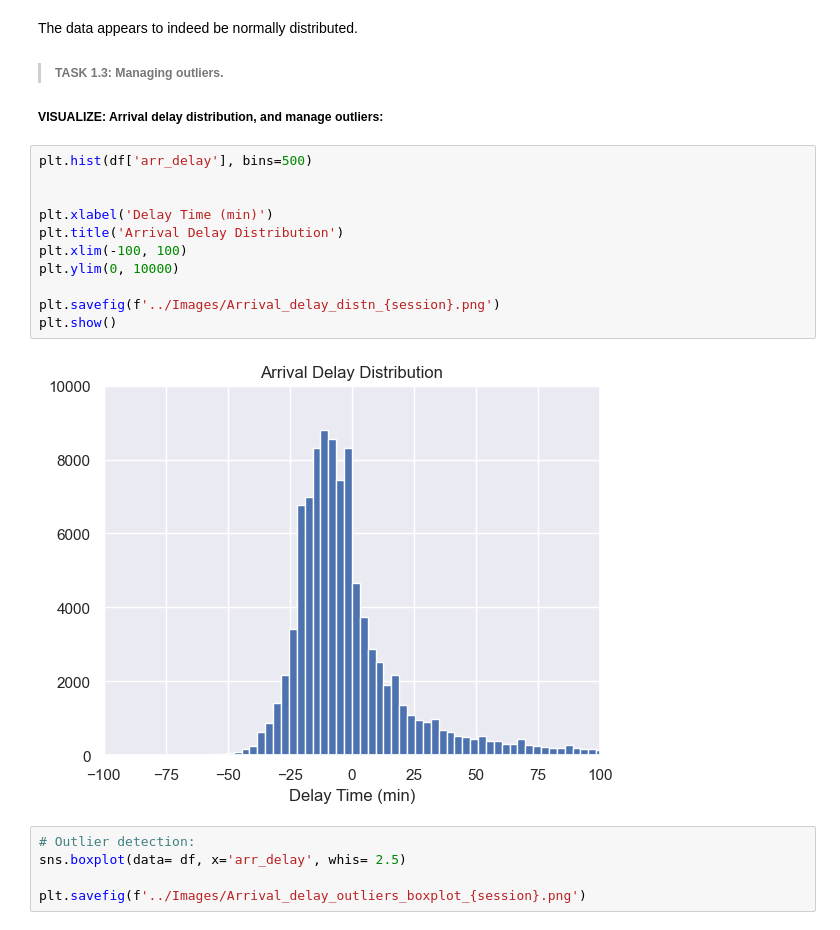
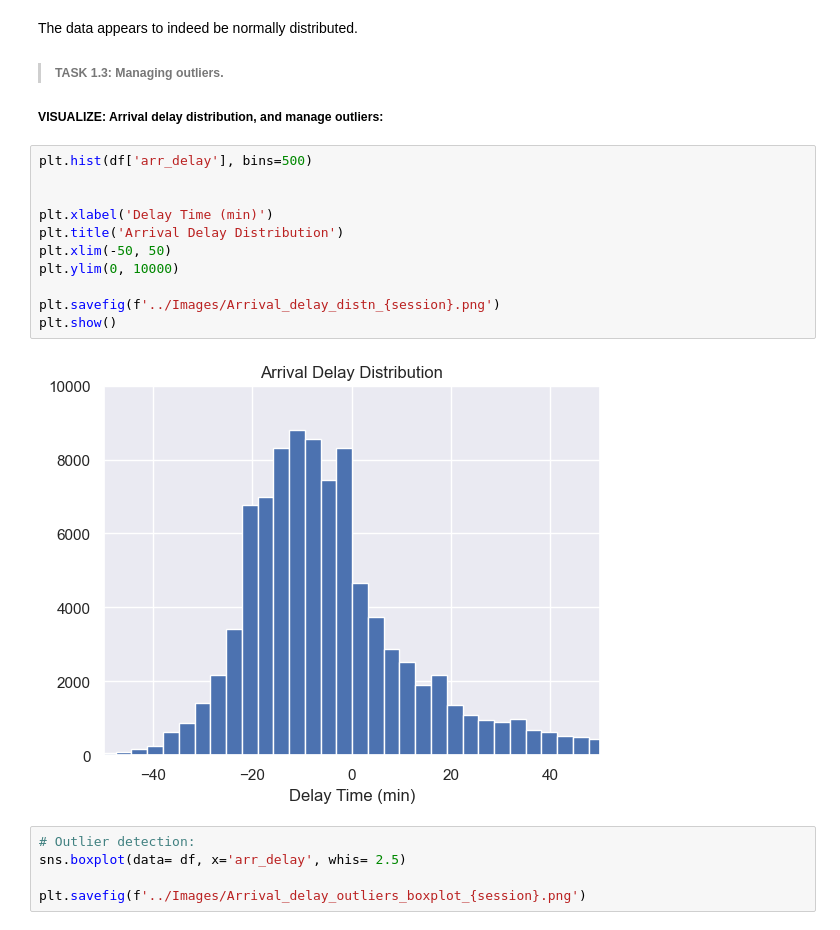
Before and after one commit to jdormaar/Flight-Delays, a Jupyter notebook: Workbook/exploratory_analysis.ipynb, the cells around one changed output. Drawn from its saved outputs; the diff is of its cells as text.

```diff
--- a/Workbook/exploratory_analysis.ipynb
+++ b/Workbook/exploratory_analysis.ipynb
@@ -391,16 +394,16 @@ The data appears to indeed be normally distributed.
 # %%
 plt.hist(df['arr_delay'], bins=500)
 
 
 plt.xlabel('Delay Time (min)')
 plt.title('Arrival Delay Distribution')
-plt.xlim(-100, 100)
+plt.xlim(-50, 50)
 plt.ylim(0, 10000)
 
 plt.savefig(f'../Images/Arrival_delay_distn_{session}.png')
 plt.show()
 # %% [output]
-[figure, old version]
+[figure, new version]
 # %%
 # Outlier detection:
 sns.boxplot(data= df, x='arr_delay', whis= 2.5)
```
Also changed, not shown: parts of 38 cells of this notebook.
